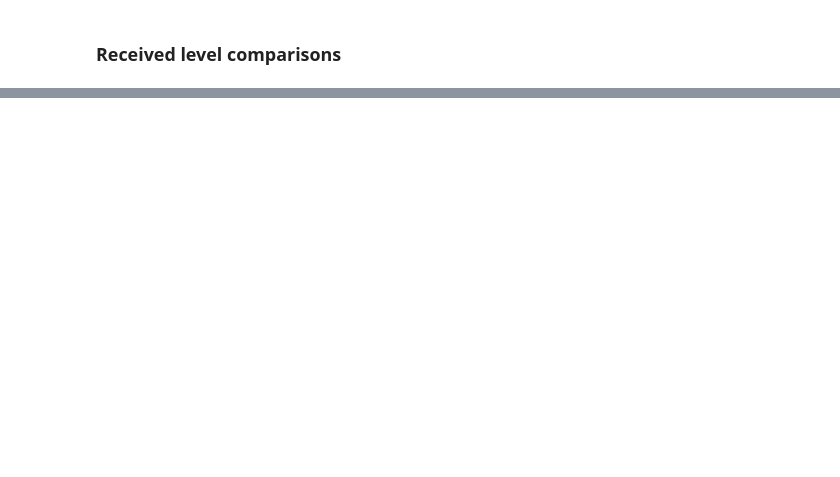
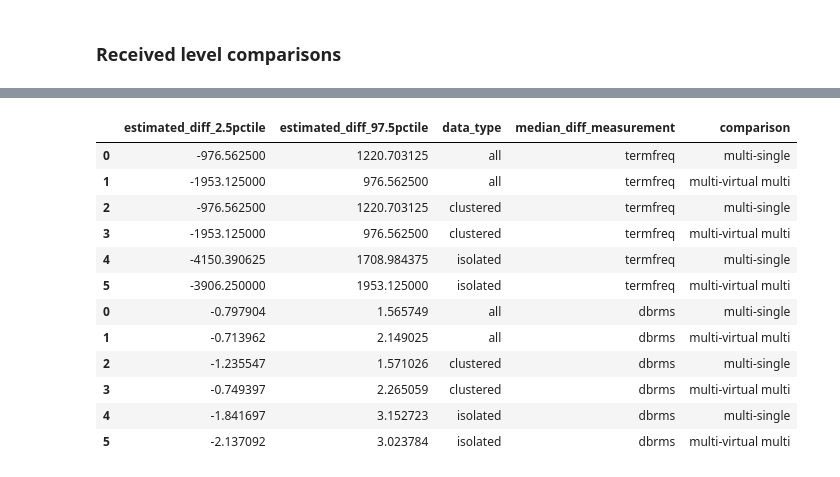
Before and after one commit to thejasvibr/mhbc-online, a Jupyter notebook: combined_analysis/Combined analysis notebook.ipynb, the cells around one changed output, grey strips where cells are left out. Saved outputs shown, nothing was run; the diff lists cells and outputs as text; code cells hidden in the pictures; blank space fills up the shorter version.

```diff
--- a/combined_analysis/Combined analysis notebook.ipynb
+++ b/combined_analysis/Combined analysis notebook.ipynb
@@ -1834,0 +1602,7 @@ for each_sep, datafolds in tqdm.tqdm(multivirtmulti_onevalueperfile_termfreq_all
+# %%
+clusteredisolated_singlemulti_termfreq = make_clusteredisolated_folds(obs_singlemulti_termfreq, clusteredisolated_videoannots)
+clusteredisolated_multivirtmutli_termfreq = make_clusteredisolated_folds(multivirtmulti_termfreq, clusteredisolated_videoannots,
+                                                                        w_virtualmulti=True)
+# %%
+singlemulti_clustered_termfreq_meddiff = estimate_median_difference_windowanalysis(clusteredisolated_singlemulti_termfreq['clustered'])
+multivirtmulti_clustered_termfreq_meddiff = estimate_median_difference_windowanalysis(clusteredisolated_multivirtmutli_termfreq['clustered'])
@@ -1834,0 +1615,3 @@ for each_sep, datafolds in tqdm.tqdm(multivirtmulti_onevalueperfile_termfreq_all
+# %%
+singlemulti_isolated_termfreq_meddiff = estimate_median_difference_windowanalysis(clusteredisolated_singlemulti_termfreq['isolated'])
+multivirtmulti_isolated_termfreq_meddiff = estimate_median_difference_windowanalysis(clusteredisolated_multivirtmutli_termfreq['isolated'])
@@ -1834,0 +1624,20 @@ for each_sep, datafolds in tqdm.tqdm(multivirtmulti_onevalueperfile_termfreq_all
+# %%
+# Put together all the results in one place
+all_termfreq_meddifs = [singlemulti_clustered_termfreq_meddiff,
+               multivirtmulti_termfreq_meddiff,
+               singlemulti_clustered_termfreq_meddiff,
+               multivirtmulti_clustered_termfreq_meddiff,
+               singlemulti_isolated_termfreq_meddiff,
+               multivirtmulti_isolated_termfreq_meddiff]
+lower_pctile_termfreq = [np.percentile(each,2.5) for each in all_termfreq_meddifs]
+upper_pctile_termfreq = [np.percentile(each,97.5) for each in all_termfreq_meddifs]
+
+estim_termfreq_diff = pd.DataFrame(data={'estimated_diff_2.5pctile':lower_pctile_termfreq,
+                                      'estimated_diff_97.5pctile':upper_pctile_termfreq,
+                                      'data_type':['all','all',
+                                                   'clustered','clustered',
+                                                   'isolated','isolated']})
+estim_termfreq_diff['median_diff_measurement'] = 'termfreq'
+estim_termfreq_diff['comparison'] = np.tile(['multi-single','multi-virtual multi'],3)
+
+estim_termfreq_diff
@@ -1834,0 +1652,17 @@ for each_sep, datafolds in tqdm.tqdm(multivirtmulti_onevalueperfile_termfreq_all
+# %%
+recleveltermfreq_estimations = pd.concat((estim_termfreq_diff, estim_dbrms_diff))
+recleveltermfreq_estimations
+# %% [output]
+|  | estimated_diff_2.5pctile | estimated_diff_97.5pctile | data_type | median_diff_measurement | comparison |
+| 0 | -976.562500 | 1220.703125 | all | termfreq | multi-single |
+| 1 | -1953.125000 | 976.562500 | all | termfreq | multi-virtual multi |
+| 2 | -976.562500 | 1220.703125 | clustered | termfreq | multi-single |
+| 3 | -1953.125000 | 976.562500 | clustered | termfreq | multi-virtual multi |
+| 4 | -4150.390625 | 1708.984375 | isolated | termfreq | multi-single |
+| 5 | -3906.250000 | 1953.125000 | isolated | termfreq | multi-virtual multi |
+| 0 | -0.797904 | 1.565749 | all | dbrms | multi-single |
+| 1 | -0.713962 | 2.149025 | all | dbrms | multi-virtual multi |
+| 2 | -1.235547 | 1.571026 | clustered | dbrms | multi-single |
+| 3 | -0.749397 | 2.265059 | clustered | dbrms | multi-virtual multi |
+| 4 | -1.841697 | 3.152723 | isolated | dbrms | multi-single |
+| 5 | -2.137092 | 3.023784 | isolated | dbrms | multi-virtual multi |
```
Also changed, not shown: parts of 88 cells of this notebook, 11 other files.
